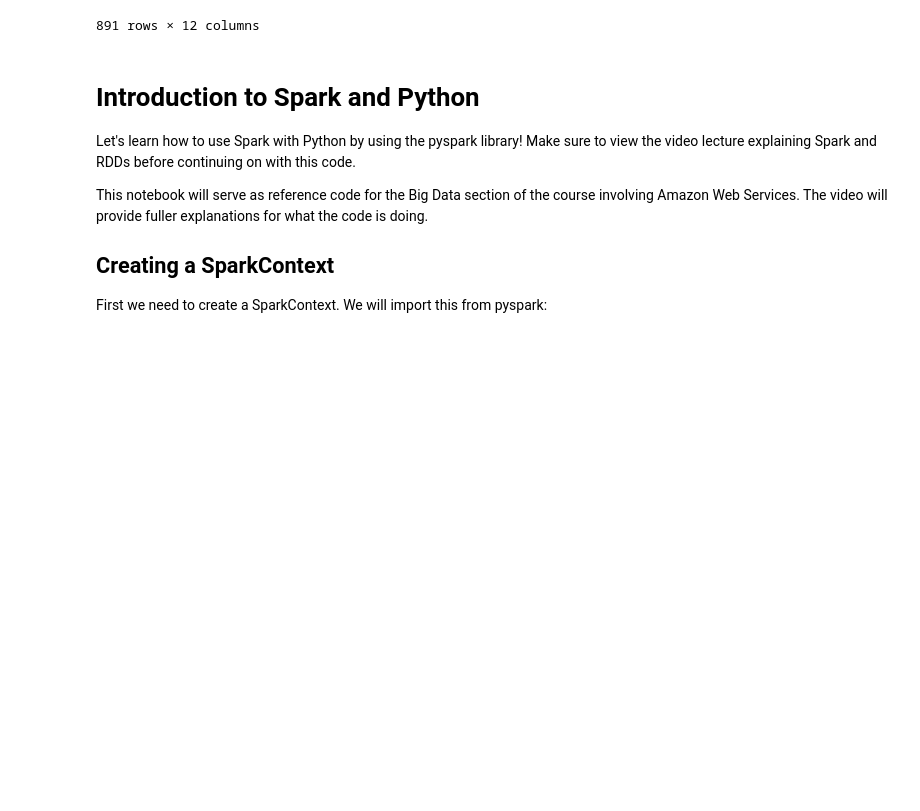
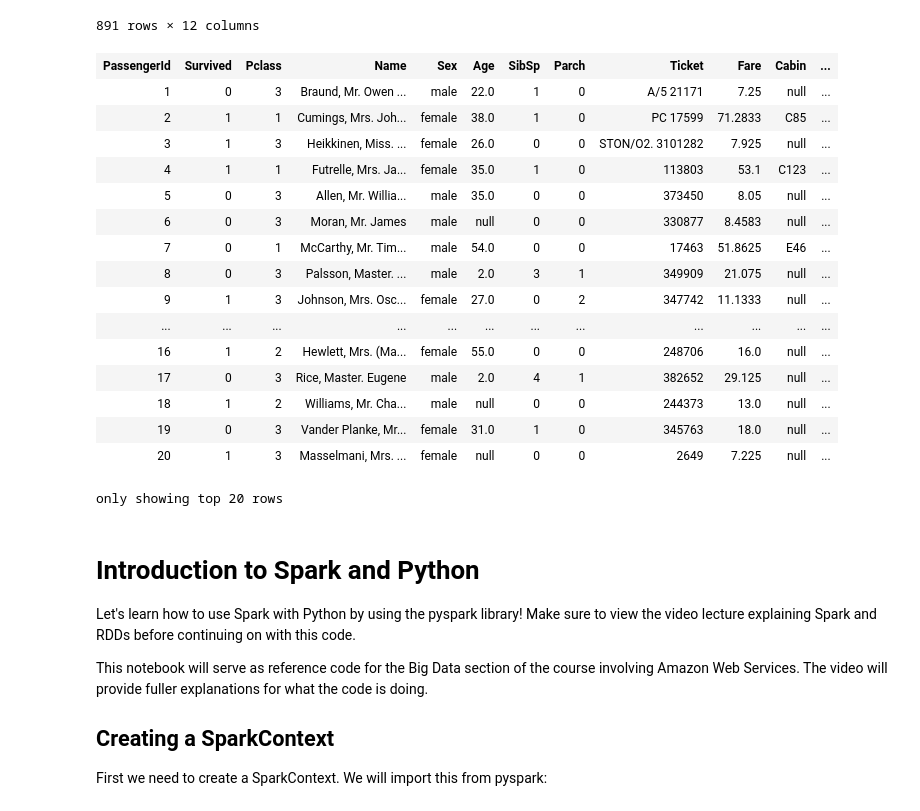
Before and after one commit to sba22223nestorpereira/PySpark, a Jupyter notebook: 01-Introduction to Spark and Python.ipynb, the cells around one changed output. Drawn from its saved outputs; the diff is of its cells as text; code cells hidden in the pictures; blank space fills up the shorter version.

```diff
--- a/01-Introduction to Spark and Python.ipynb
+++ b/01-Introduction to Spark and Python.ipynb
@@ -45,3 +74,31 @@ titanic_df
+# %%
+#url = "https://github.com/BigDaMa/COCOA/raw/master/dataset/movie.csv"
+url = "https://github.com/sba22223nestorpereira/PySpark/raw/main/train.csv"
+
+from pyspark import SparkFiles
+
+spark.sparkContext.addFile(url)
+
+titanic_df = spark.read.csv("file://"+SparkFiles.get("train.csv"), header=True, inferSchema= True)
+titanic_df
+# %% [output]
+| PassengerId | Survived | Pclass | Name | Sex | Age | SibSp | Parch | Ticket | Fare | Cabin | ... |
+| 1 | 0 | 3 | Braund, Mr. Owen ... | male | 22.0 | 1 | 0 | A/5 21171 | 7.25 | null | ... |
+| 2 | 1 | 1 | Cumings, Mrs. Joh... | female | 38.0 | 1 | 0 | PC 17599 | 71.2833 | C85 | ... |
+| 3 | 1 | 3 | Heikkinen, Miss. ... | female | 26.0 | 0 | 0 | STON/O2. 3101282 | 7.925 | null | ... |
+| 4 | 1 | 1 | Futrelle, Mrs. Ja... | female | 35.0 | 1 | 0 | 113803 | 53.1 | C123 | ... |
+| 5 | 0 | 3 | Allen, Mr. Willia... | male | 35.0 | 0 | 0 | 373450 | 8.05 | null | ... |
+| 6 | 0 | 3 | Moran, Mr. James | male | null | 0 | 0 | 330877 | 8.4583 | null | ... |
+| 7 | 0 | 1 | McCarthy, Mr. Tim... | male | 54.0 | 0 | 0 | 17463 | 51.8625 | E46 | ... |
+| 8 | 0 | 3 | Palsson, Master. ... | male | 2.0 | 3 | 1 | 349909 | 21.075 | null | ... |
+| 9 | 1 | 3 | Johnson, Mrs. Osc... | female | 27.0 | 0 | 2 | 347742 | 11.1333 | null | ... |
+| ... | ... | ... | ... | ... | ... | ... | ... | ... | ... | ... | ... |
+| 16 | 1 | 2 | Hewlett, Mrs. (Ma... | female | 55.0 | 0 | 0 | 248706 | 16.0 | null | ... |
+| 17 | 0 | 3 | Rice, Master. Eugene | male | 2.0 | 4 | 1 | 382652 | 29.125 | null | ... |
+| 18 | 1 | 2 | Williams, Mr. Cha... | male | null | 0 | 0 | 244373 | 13.0 | null | ... |
+| 19 | 0 | 3 | Vander Planke, Mr... | female | 31.0 | 1 | 0 | 345763 | 18.0 | null | ... |
+| 20 | 1 | 3 | Masselmani, Mrs. ... | female | null | 0 | 0 | 2649 | 7.225 | null | ... |
+only showing top 20 rows
 # %% [markdown]
 # Introduction to Spark and Python
 
```
Also changed, not shown: parts of 2 cells of this notebook.
